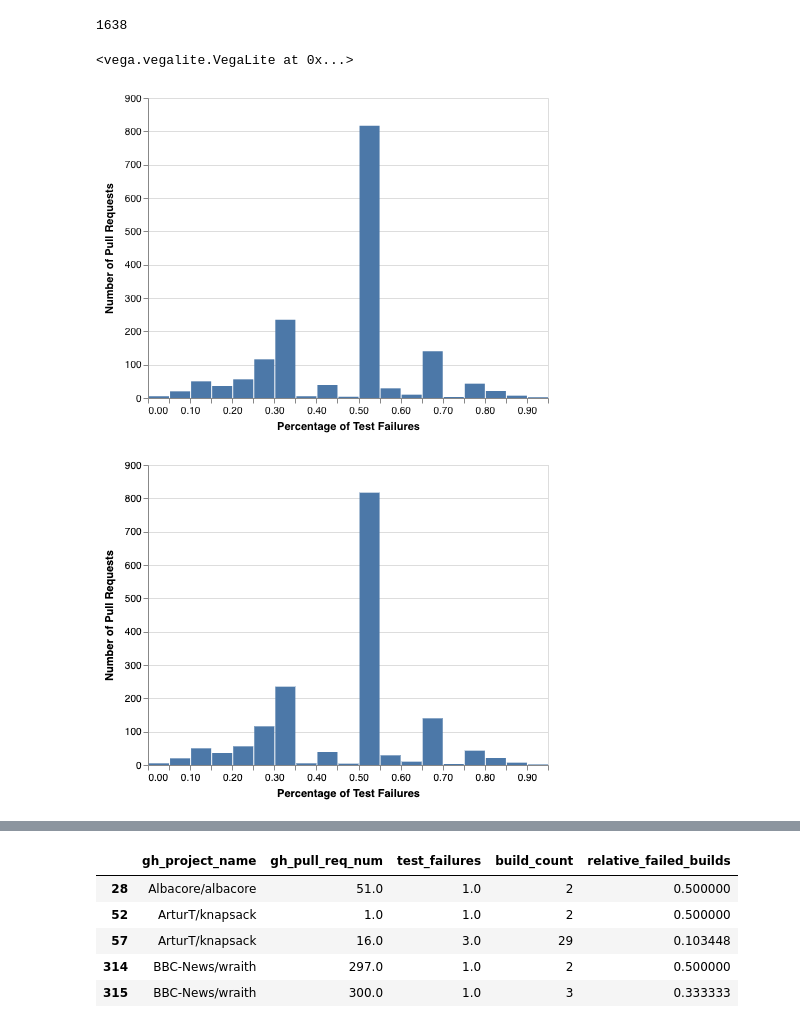
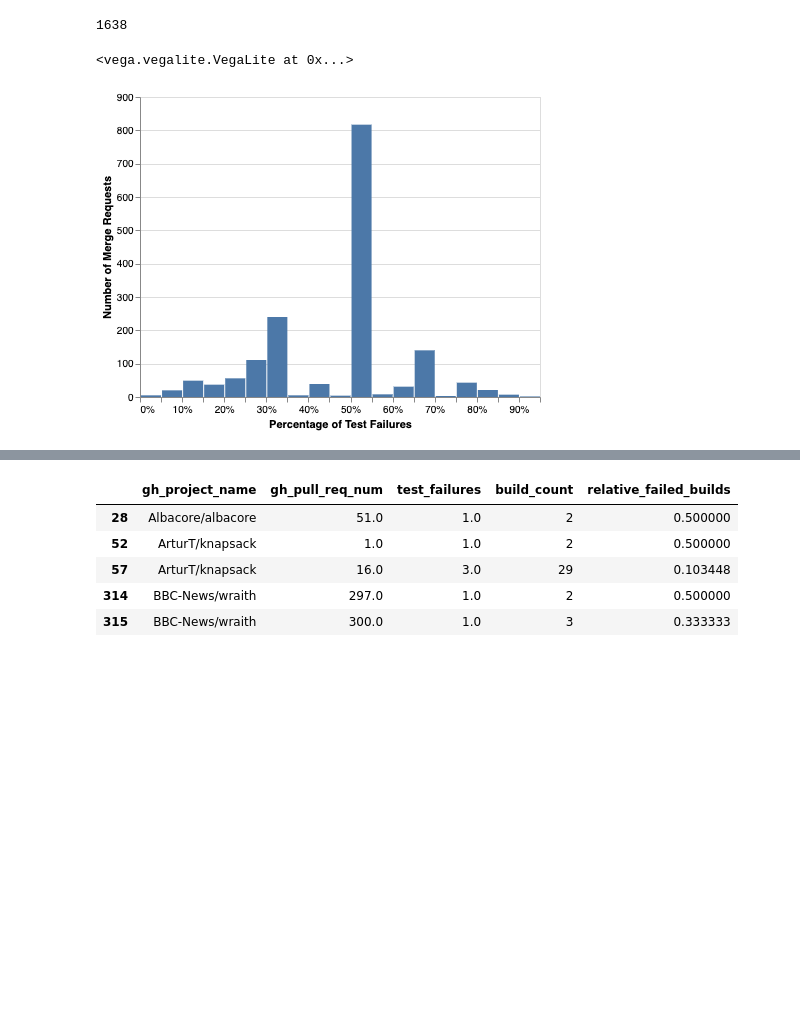
Before and after one commit to f4lco/testmining, a Jupyter notebook: notebook/Pull Requests.ipynb, the cells around one changed output, grey strips where cells are left out. Drawn from its saved outputs; the diff is of its cells as text; code cells hidden in the pictures; blank space fills up the shorter version.

```diff
--- a/notebook/Pull Requests.ipynb
+++ b/notebook/Pull Requests.ipynb
@@ -105,9 +105,11 @@ display("just some failed prs", len(df))
 1638
 # %%
 alt.Chart(df).mark_bar().encode(
-    x=alt.X('relative_failed_builds', bin=alt.BinParams(step=0.05), title='Percentage of Test Failures'),
-    y=alt.Y('count()', title='Number of Pull Requests'))
+    x=alt.X('relative_failed_builds',
+            bin=alt.BinParams(step=0.05),
+            title='Percentage of Test Failures',
+            axis=alt.Axis(format='%')),
+    y=alt.Y('count()', title='Number of Merge Requests'))
 # %% [output]
 <vega.vegalite.VegaLite at 0x...>
-[figure, old version]
+[figure, new version]
-[figure, removed]
```
Also changed, not shown: parts of 2 cells of this notebook.
